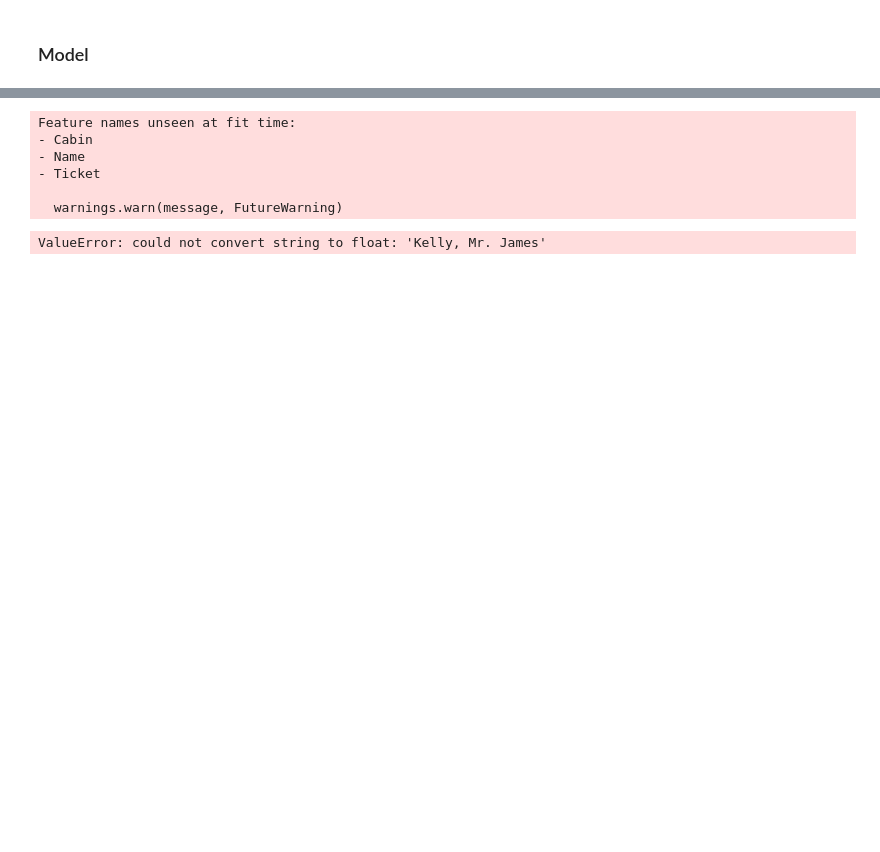
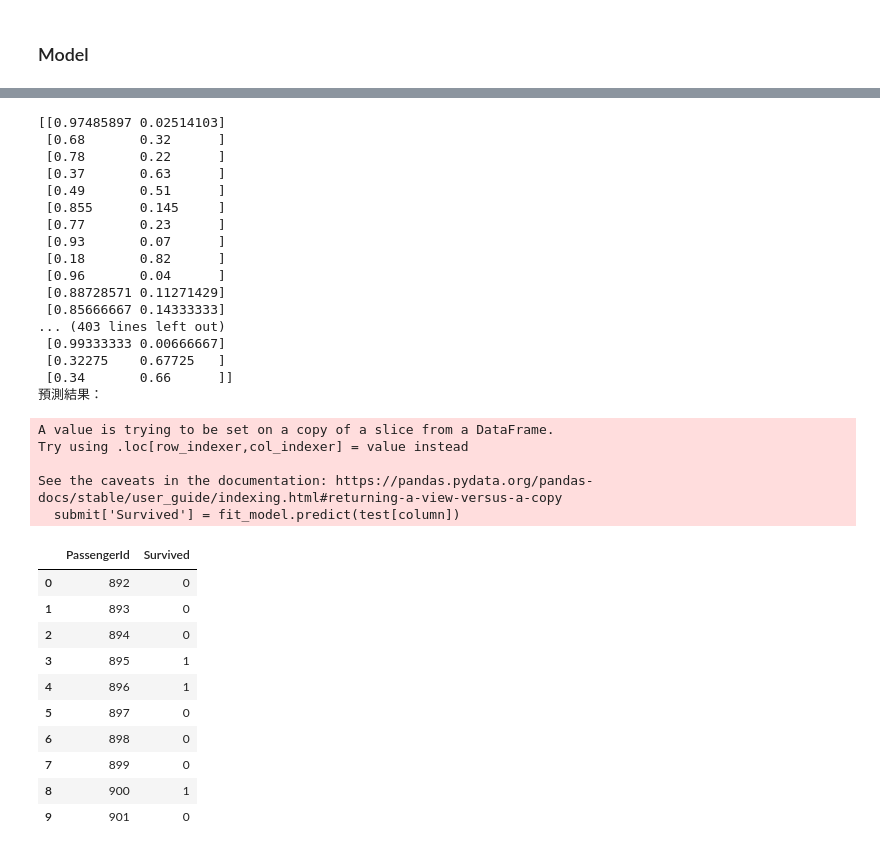
Before and after one commit to FangYuC/AI, a Jupyter notebook: Titanic.ipynb, the cells around one changed output, grey strips where cells are left out. Drawn from its saved outputs; the diff is of its cells as text; code cells hidden in the pictures; blank space fills up the shorter version.

```diff
--- a/Titanic.ipynb
+++ b/Titanic.ipynb
@@ -898,0 +655,10 @@ score = 0.981
+# %%
+Age_mean_t = test.groupby('honorific')[['honorific', 'Age']].mean()
+Age_median_t = test.groupby('honorific')[['honorific', 'Age']].median()
+Age_mean_t.columns = ['Age Mean']
+Age_median_t.columns = ['Age Median']
+Age_mean_t.reset_index(inplace = True)
+Age_median_t.reset_index(inplace = True)
+
+display(Age_mean_t)
+display(Age_median_t)
@@ -899,5 +678,12 @@ score = 0.981
+# %%
+test.loc[(test.Age.isnull()) & (test.honorific == 'Master'), 'Age'] = Age_mean_t.loc[Age_mean.honorific == 'Master', 'Age Mean'][0]
+test.loc[(test.Age.isnull()) & (test.honorific == 'Miss'), 'Age'] = Age_mean_t.loc[Age_mean.honorific == 'Miss', 'Age Mean'][1]
+test.loc[(test.Age.isnull()) & (test.honorific == 'Mr'), 'Age'] = Age_mean_t.loc[Age_mean.honorific == 'Mr', 'Age Mean'][2]
+test.loc[(test.Age.isnull()) & (test.honorific == 'Mrs'), 'Age'] = Age_mean_t.loc[Age_mean.honorific == 'Mrs', 'Age Mean'][3]
+test.loc[(test.Age.isnull()) & (test.honorific == 'other'), 'Age'] = Age_mean_t.loc[Age_mean.honorific == 'other', 'Age Mean'][4]
 # %%
 test['Sex'] = test['Sex'].map({'female': 1, 'male': 0}).astype('int')
 test['Embarked'] = test['Embarked'].map({'S': 1, 'C': 2, 'Q':3}).astype('int')
-test.drop(columns=['PassengerId', 'Name', 'Ticket','Cabin'], inplace=True)
+test.drop(columns=['Name', 'Ticket','Cabin'], inplace=True)
+test.loc[test.Fare.isnull(), 'Fare'] = test['Fare'].mean()
 # %%
@@ -919,27 +702,52 @@ test
 # %%
+column = ['Pclass', 'Sex', 'Age', 'SibSp', 'Parch', 'Fare', 'Embarked']
 
-# SelectedFeatures = ['Pclass', 'Sex', 'Age', 'SibSp', 'Parch', 'Fare', 'Embarked']
-# model.fit(train[SelectedFeatures], y_train)
 # 預測測試集資料
-# column = ['Pclass', 'Sex', 'Age', 'SibSp', 'Parch', 'Fare', 'Embarked']
-# X_test = test[column]
-# Test_pred = fit_model.predict(X_test)
+X_test = test[column]
+Test_pred = fit_model.predict(X_test)
 
 # 檢視預測罹難或生還的機率
-#print( fit_model.predict_proba(X_test))
+print( fit_model.predict_proba(X_test))
 
 # 提交檔案
 submit = test[['PassengerId']]
-submit['Survived'] = fit_model.predict(test.drop('PassengerId', axis = 1))
+submit['Survived'] = fit_model.predict(test[column])
+
 submit.head()
-# submit.to_csv( 'Titanic_RandomForest.csv', index=False )
-# print( f'預測結果：' )
-# submit
+submit.to_csv( 'Survived.csv', index=False )
+print( f'預測結果：' )
+submit.head(10)
 # %% [output]
-Feature names unseen at fit time:
-- Cabin
-- Name
-- Ticket
-
-  warnings.warn(message, FutureWarning)
+[[0.97485897 0.02514103]
+ [0.68       0.32      ]
+ [0.78       0.22      ]
+ [0.37       0.63      ]
+ [0.49       0.51      ]
+ [0.855      0.145     ]
+ [0.77       0.23      ]
+ [0.93       0.07      ]
+ [0.18       0.82      ]
+ [0.96       0.04      ]
+ [0.88728571 0.11271429]
+ [0.85666667 0.14333333]
+... (403 lines left out)
+ [0.99333333 0.00666667]
+ [0.32275    0.67725   ]
+ [0.34       0.66      ]]
+預測結果：
-ValueError: could not convert string to float: 'Kelly, Mr. James'
+A value is trying to be set on a copy of a slice from a DataFrame.
+Try using .loc[row_indexer,col_indexer] = value instead
+
+See the caveats in the documentation: https://pandas.pydata.org/pandas-docs/stable/user_guide/indexing.html#returning-a-view-versus-a-copy
+  submit['Survived'] = fit_model.predict(test[column])
+|  | PassengerId | Survived |
+| 0 | 892 | 0 |
+| 1 | 893 | 0 |
+| 2 | 894 | 0 |
+| 3 | 895 | 1 |
+| 4 | 896 | 1 |
+| 5 | 897 | 0 |
+| 6 | 898 | 0 |
+| 7 | 899 | 0 |
+| 8 | 900 | 1 |
+| 9 | 901 | 0 |
```
Also changed, not shown: parts of 33 cells of this notebook.
